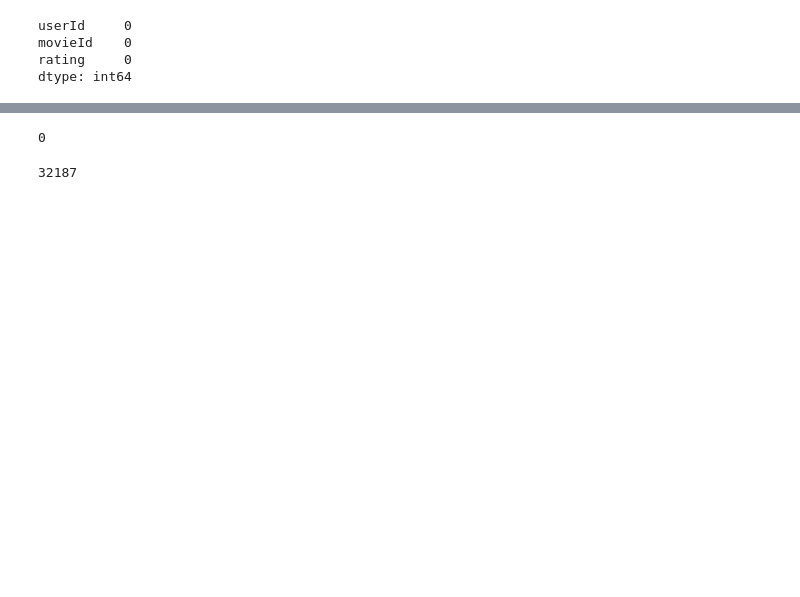
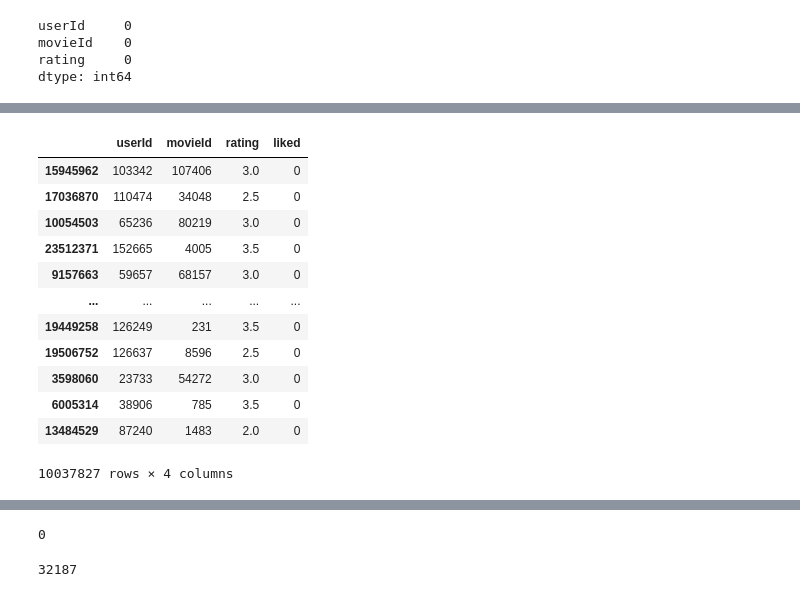
Before and after one commit to yaskarimi/movie-recommendation, a Jupyter notebook: data-cleaning-wrangling-sampling.ipynb, the cells around one changed output, grey strips where cells are left out. Saved outputs shown, nothing was run; the diff lists cells and outputs as text; code cells hidden in the pictures; blank space fills up the shorter version.

```diff
--- a/data-cleaning-wrangling-sampling.ipynb
+++ b/data-cleaning-wrangling-sampling.ipynb
@@ -254,0 +292,16 @@ Name: rating, Length: 45115, dtype: float64
+# %%
+not_liked_group_reviews
+# %% [output]
+|  | userId | movieId | rating | liked |
+| 15945962 | 103342 | 107406 | 3.0 | 0 |
+| 17036870 | 110474 | 34048 | 2.5 | 0 |
+| 10054503 | 65236 | 80219 | 3.0 | 0 |
+| 23512371 | 152665 | 4005 | 3.5 | 0 |
+| 9157663 | 59657 | 68157 | 3.0 | 0 |
+| ... | ... | ... | ... | ... |
+| 19449258 | 126249 | 231 | 3.5 | 0 |
+| 19506752 | 126637 | 8596 | 2.5 | 0 |
+| 3598060 | 23733 | 54272 | 3.0 | 0 |
+| 6005314 | 38906 | 785 | 3.5 | 0 |
+| 13484529 | 87240 | 1483 | 2.0 | 0 |
+10037827 rows × 4 columns
```
Also changed, not shown: parts of 78 cells of this notebook.
